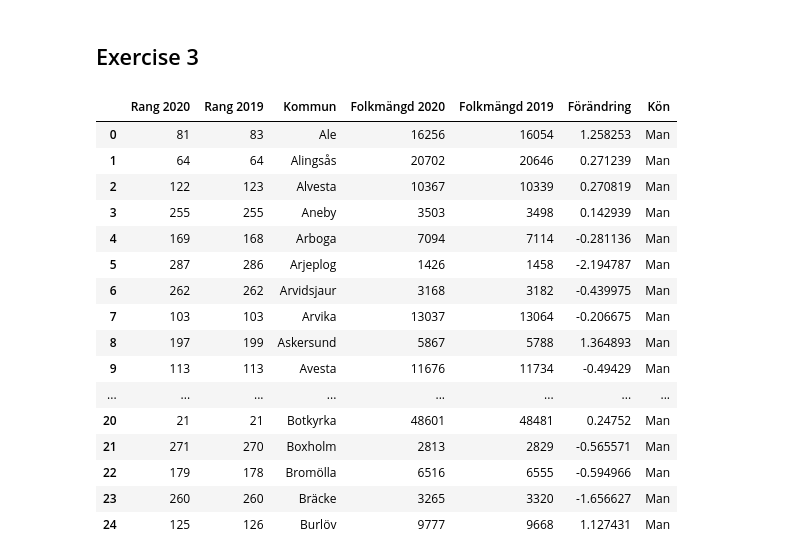
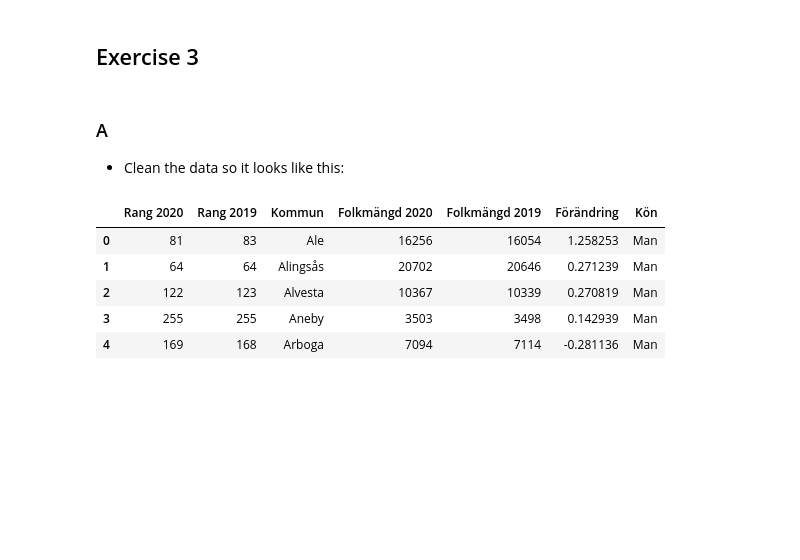
Before and after one commit to Danneftw1/Databehandling-Daniel-Nilsson, a Jupyter notebook: Exercises-Data-Behandling/Exercises-00.ipynb, the cells around one changed output. Cells and saved outputs as stored; diff of their text form; code cells hidden in the pictures; blank space fills up the shorter version.

```diff
--- a/Exercises-Data-Behandling/Exercises-00.ipynb
+++ b/Exercises-Data-Behandling/Exercises-00.ipynb
@@ -111,56 +111,59 @@ for i, (data_frame, title) in enumerate(zip(data_frames, titles)):
 [figure]
 # %% [markdown]
 ## Exercise 3
+# %% [markdown]
+### A
+- Clean the data so it looks like this:
 # %%
 df_kvinnor = pd.read_excel("../Data/komtopp50_2020.xlsx", sheet_name="Kvinnor")
 df_män = pd.read_excel("../Data/komtopp50_2020.xlsx", sheet_name="Män")
 
-#
+# essentially copied alexanders function - thanks alexander!!
 def gender_adding(df, gender):
 
-    df.rename(columns= # renames colums using dicts
-    {"Unnamed: 0": "Rang 2020",
-    "Unnamed: 1": "Rang 2019",
-    "Unnamed: 2": "Kommun",
-    "Unnamed: 3": "Folkmängd 2020",
-    "Unnamed: 4": "Folkmängd 2019",
-    "Unnamed: 5": "Förändring"},
-    inplace=True)
+    df.rename(
+        columns={  # renames colums using dicts
+            "Unnamed: 0": "Rang 2020",
+            "Unnamed: 1": "Rang 2019",
+            "Unnamed: 2": "Kommun",
+            "Unnamed: 3": "Folkmängd 2020",
+            "Unnamed: 4": "Folkmängd 2019",
+            "Unnamed: 5": "Förändring",
+        },
+        inplace=True,
+    )
 
     # om du skapar en variabel behöver du inte ha med 'inplace=True'!!!!
-    df.drop(df.index[0:6], inplace=True) # tar bort första raderna
-    df.reset_index(drop = True, inplace = True) # resettar indexen så det börjar på 0, inte 6
+    df.drop(df.index[0:6], inplace=True)  # tar bort första raderna
+    df.reset_index(
+        drop=True, inplace=True
+    )  # resettar indexen så det börjar på 0, inte 6
     # inplace = true has to be if you dont want to create new variable
 
-    df["Rang 2019"] = df["Rang 2019"].astype(int) # konverterar alla rader till int istället för float
-    df["Folkmängd 2019"] = df["Folkmängd 2019"].astype(int) # samma som ovan
+    df["Rang 2019"] = df["Rang 2019"].astype(
+        int
+    )  # konverterar alla rader till int istället för float
+    df["Folkmängd 2019"] = df["Folkmängd 2019"].astype(int)  # samma som ovan
 
+    # hoppar över raden om det inte finns något
     if gender == None:
         pass
     else:
         # kolumn-nr, vad det ska stå som titel, vad det ska stå på varje rad i kolumnen
-        df.insert(6, "Kön", gender) # Insert column into DataFrame at specified location.
+        df.insert(
+            6, "Kön", gender
+        )  # Insert column into DataFrame at specified location.
     return df
 
-df_women =gender_adding(df_kvinnor, "Kvinna")
+
+df_women = gender_adding(df_kvinnor, "Kvinna")
 df_men = gender_adding(df_män, "Man")
 
-df_men.head(25)
+df_men.head()
 # %% [output]
 |  | Rang 2020 | Rang 2019 | Kommun | Folkmängd 2020 | Folkmängd 2019 | Förändring | Kön |
 | 0 | 81 | 83 | Ale | 16256 | 16054 | 1.258253 | Man |
 | 1 | 64 | 64 | Alingsås | 20702 | 20646 | 0.271239 | Man |
 | 2 | 122 | 123 | Alvesta | 10367 | 10339 | 0.270819 | Man |
 | 3 | 255 | 255 | Aneby | 3503 | 3498 | 0.142939 | Man |
 | 4 | 169 | 168 | Arboga | 7094 | 7114 | -0.281136 | Man |
-| 5 | 287 | 286 | Arjeplog | 1426 | 1458 | -2.194787 | Man |
-| 6 | 262 | 262 | Arvidsjaur | 3168 | 3182 | -0.439975 | Man |
-| 7 | 103 | 103 | Arvika | 13037 | 13064 | -0.206675 | Man |
-| 8 | 197 | 199 | Askersund | 5867 | 5788 | 1.364893 | Man |
-| 9 | 113 | 113 | Avesta | 11676 | 11734 | -0.49429 | Man |
-| ... | ... | ... | ... | ... | ... | ... | ... |
-| 20 | 21 | 21 | Botkyrka | 48601 | 48481 | 0.24752 | Man |
-| 21 | 271 | 270 | Boxholm | 2813 | 2829 | -0.565571 | Man |
-| 22 | 179 | 178 | Bromölla | 6516 | 6555 | -0.594966 | Man |
-| 23 | 260 | 260 | Bräcke | 3265 | 3320 | -1.656627 | Man |
-| 24 | 125 | 126 | Burlöv | 9777 | 9668 | 1.127431 | Man |
```
Also changed, not shown: parts of 10 cells of this notebook, 1 other file.
